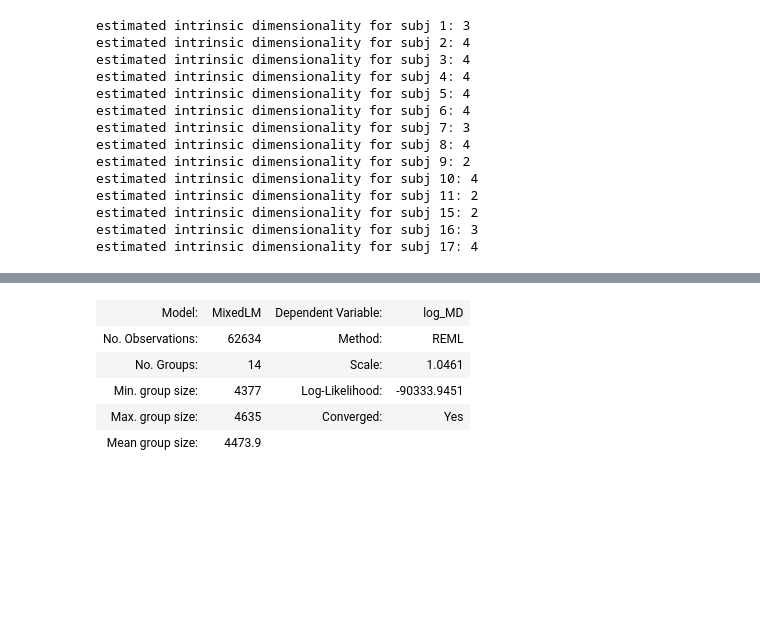
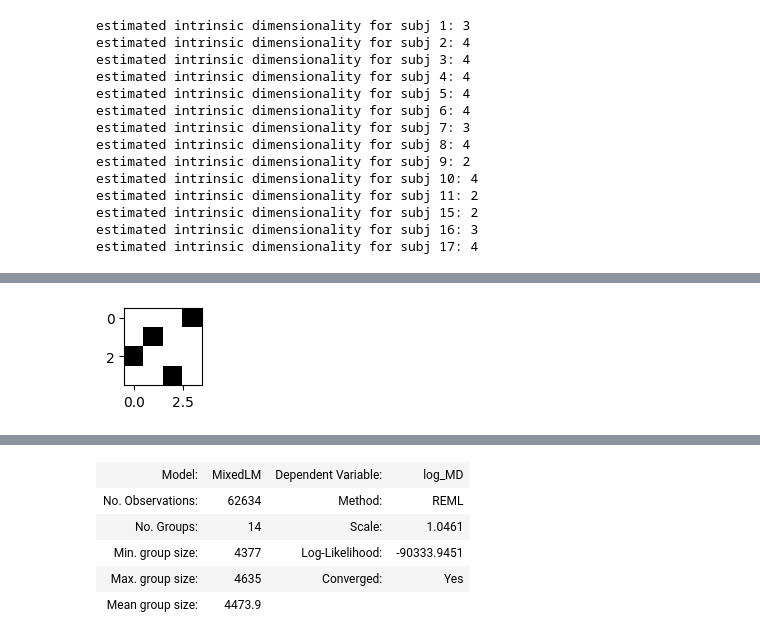
Before and after one commit to mnlmrc/OffManifoldLearning, a Jupyter notebook: notebooks/chords_difficulty_FA.ipynb, the cells around one changed output, grey strips where cells are left out. Cells and saved outputs as stored; diff of their text form; code cells hidden in the pictures; blank space fills up the shorter version.

```diff
--- a/notebooks/chords_difficulty_FA.ipynb
+++ b/notebooks/chords_difficulty_FA.ipynb
@@ -186,0 +200,9 @@ Index(['index', 'BN', 'TN', 'chordID', 'planTime', 'execMaxTime',
+# %%
+G_on_example = G_on.copy()
+
+fig, ax = plt.subplots(figsize=(1, 1))
+im = ax.imshow(G_on_example, aspect='auto', vmin=0, vmax=1, cmap='Greys')
+
+fig.savefig(save_path + 'G_on_example.pdf')
+# %% [output]
+[figure, added]
```
Also changed, not shown: parts of 13 cells of this notebook, 4 other files.
